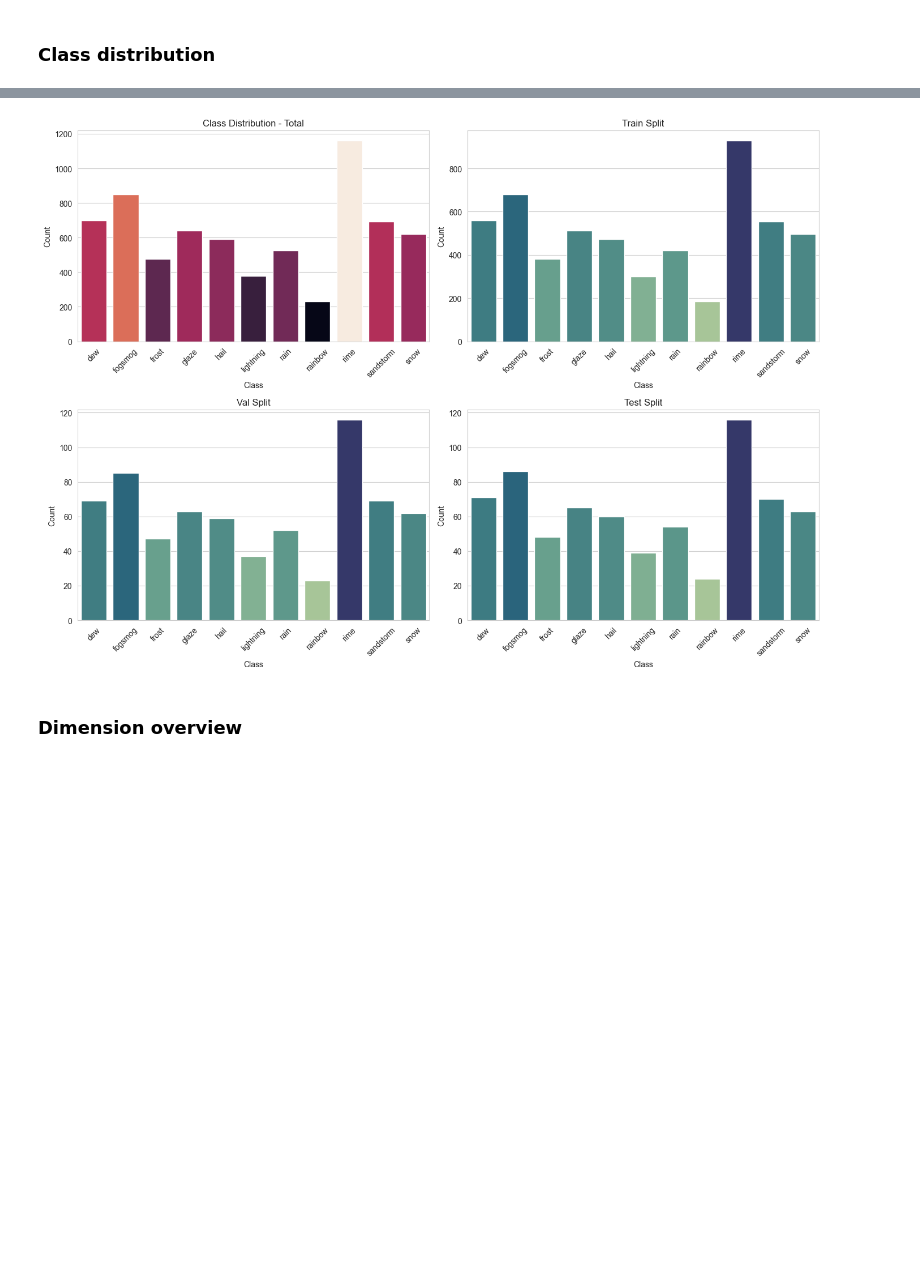
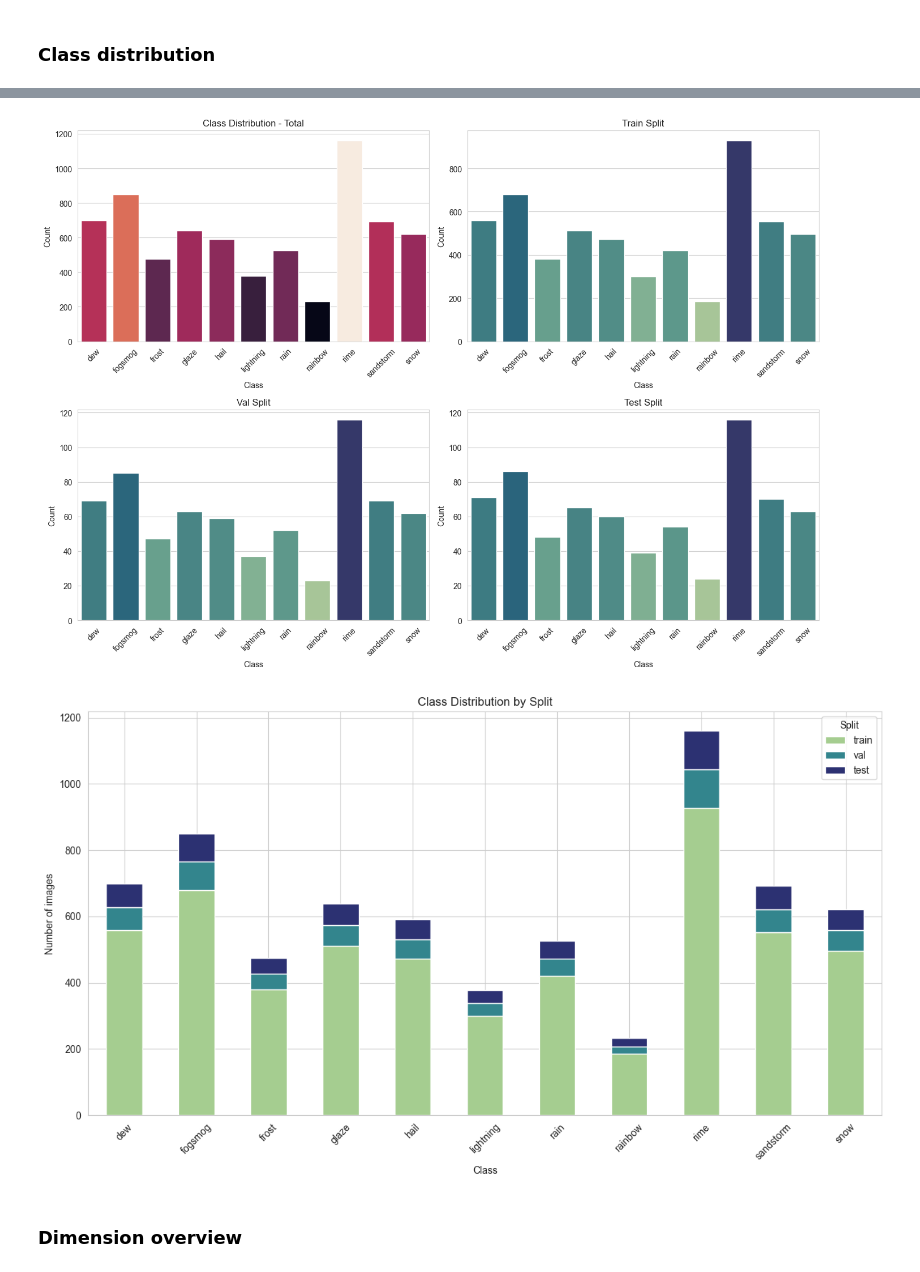
Before and after one commit to joaquinorradre/Weather-Clasification, a Jupyter notebook: notebooks/dataset_analysis.ipynb, the cells around one changed output, grey strips where cells are left out. Drawn from its saved outputs; the diff is of its cells as text; code cells hidden in the pictures; blank space fills up the shorter version.

Commit message:
Added Stacked Bar Chart

```diff
--- a/notebooks/dataset_analysis.ipynb
+++ b/notebooks/dataset_analysis.ipynb
@@ -87,33 +87,75 @@ def plot_class_distribution_grid(dest_folder):
         norm = plt.Normalize(df_split["Count"].min(), df_split["Count"].max())
         sm = plt.cm.ScalarMappable(cmap="crest", norm=norm)
         bar_colors = [sm.to_rgba(c) for c in df_split["Count"]]
 
         sns.barplot(data=df_split, x="Class", y="Count", ax=axes[i], palette=bar_colors)
         axes[i].set_title(f"{split.capitalize()} Split")
         axes[i].tick_params(axis='x', rotation=45)
 
     plt.tight_layout()
     plt.show()
 
 dest_folder = "../data"
 plot_class_distribution_grid(dest_folder)
+
+import os
+import pandas as pd
+import matplotlib.pyplot as plt
+import seaborn as sns
+
+sns.set_style("whitegrid")
+
+def count_classes_in_split(folder_path):
+    counts = {}
+    for class_name in os.listdir(folder_path):
+        class_path = os.path.join(folder_path, class_name)
+        if os.path.isdir(class_path):
+            n_files = len([f for f in os.listdir(class_path) if os.path.isfile(os.path.join(class_path, f))])
+            counts[class_name] = n_files
+    return counts
+
+def plot_stacked_distribution(dest_folder):
+    splits = ['train', 'val', 'test']
+    data = {}
+
+    for split in splits:
+        split_path = os.path.join(dest_folder, split)
+        counts = count_classes_in_split(split_path)
+        data[split] = counts
+
+    df = pd.DataFrame(data).fillna(0).astype(int)
+
+    ax = df.plot(kind="bar", stacked=True, figsize=(12,7), colormap="crest")
+
+    plt.title("Class Distribution by Split")
+    plt.xlabel("Class")
+    plt.ylabel("Number of images")
+    plt.xticks(rotation=45)
+    plt.legend(title="Split")
+    plt.tight_layout()
+    plt.show()
+
+# Uso
+dest_folder = "../data"
+plot_stacked_distribution(dest_folder)
 # %% [output]
 Passing `palette` without assigning `hue` is deprecated and will be removed in v0.14.0. Assign the `x` variable to `hue` and set `legend=False` for the same effect.
 
   sns.barplot(data=df_total, x="Class", y="Count", ax=axes[0], palette=bar_colors)
 
 Passing `palette` without assigning `hue` is deprecated and will be removed in v0.14.0. Assign the `x` variable to `hue` and set `legend=False` for the same effect.
 
   sns.barplot(data=df_split, x="Class", y="Count", ax=axes[i], palette=bar_colors)
 
 Passing `palette` without assigning `hue` is deprecated and will be removed in v0.14.0. Assign the `x` variable to `hue` and set `legend=False` for the same effect.
 
   sns.barplot(data=df_split, x="Class", y="Count", ax=axes[i], palette=bar_colors)
 
 Passing `palette` without assigning `hue` is deprecated and will be removed in v0.14.0. Assign the `x` variable to `hue` and set `legend=False` for the same effect.
 
   sns.barplot(data=df_split, x="Class", y="Count", ax=axes[i], palette=bar_colors)
 [figure]
+[figure, added]
 # %% [markdown]
 ### Dimension overview
 # %% [markdown]
```
